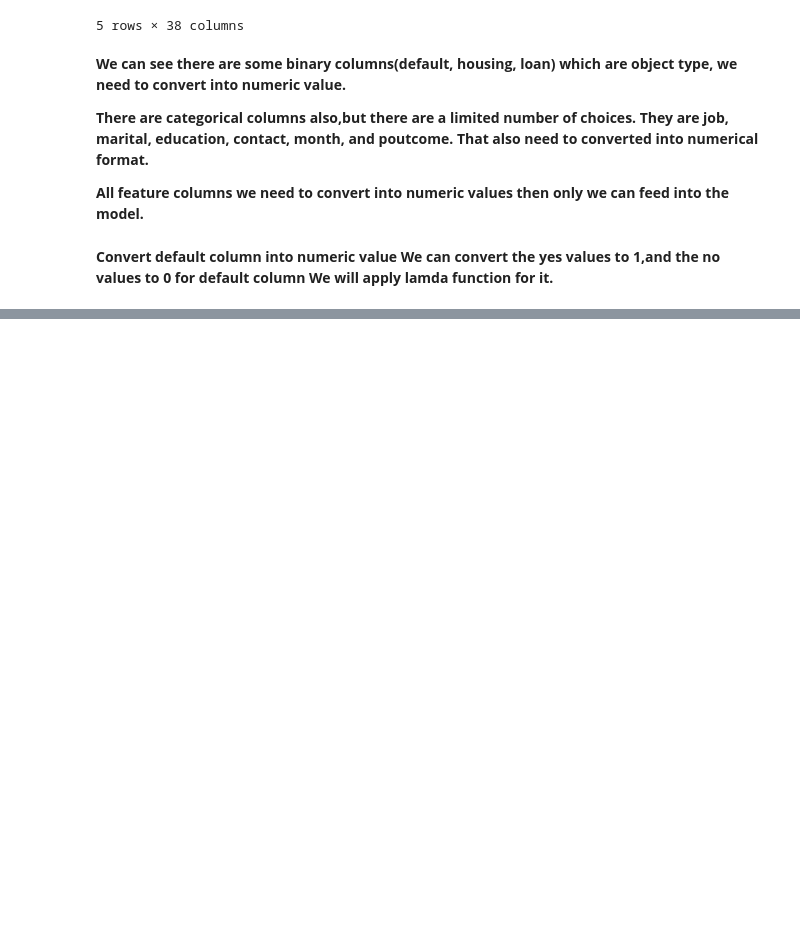
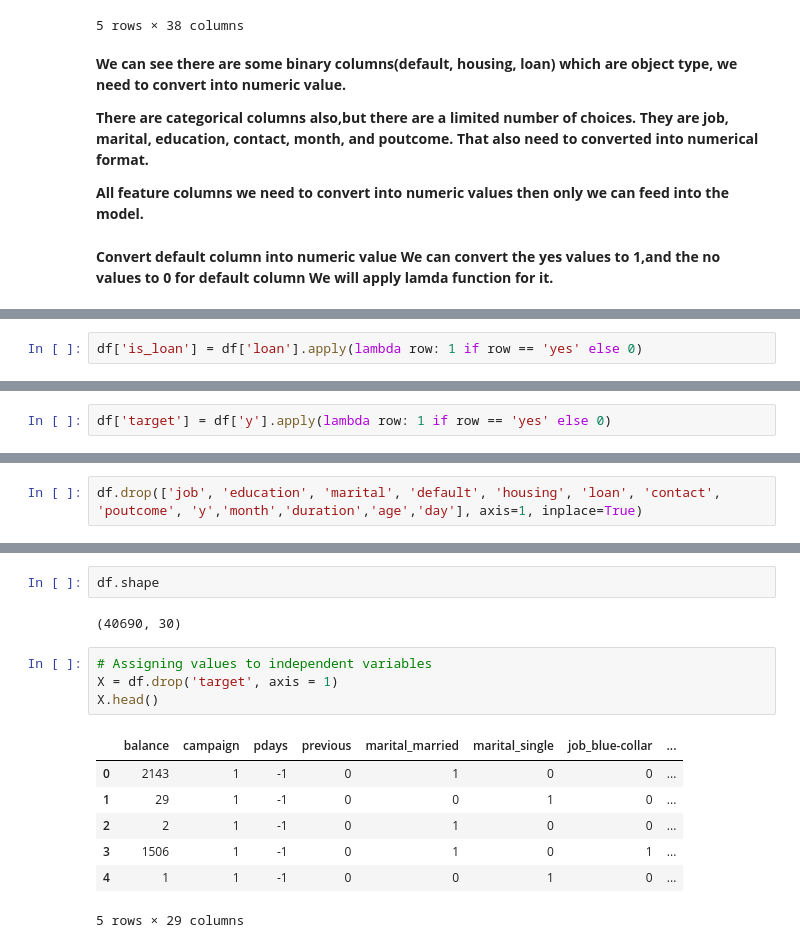
Before and after one commit to saqquib/Bank-Marketing-Effectiveness-Prediction, a Jupyter notebook: Bank_Marketing_Effectiveness_Prediction_Capstone_Project.ipynb, the cells around one changed output, grey strips where cells are left out. Drawn from its saved outputs; the diff is of its cells as text; blank space fills up the shorter version.

```diff
--- a/Bank_Marketing_Effectiveness_Prediction_Capstone_Project.ipynb
+++ b/Bank_Marketing_Effectiveness_Prediction_Capstone_Project.ipynb
@@ -617,0 +678,2 @@ We will apply lamda function for it.**
+# %%
+df['is_loan'] = df['loan'].apply(lambda row: 1 if row == 'yes' else 0)
@@ -617,0 +693,2 @@ We will apply lamda function for it.**
+# %%
+df['target'] = df['y'].apply(lambda row: 1 if row == 'yes' else 0)
@@ -617,0 +717,2 @@ We will apply lamda function for it.**
+# %%
+df.drop(['job', 'education', 'marital', 'default', 'housing', 'loan', 'contact', 'poutcome', 'y','month','duration','age','day'], axis=1, inplace=True)
@@ -617,0 +752,16 @@ We will apply lamda function for it.**
+# %%
+df.shape
+# %% [output]
+(40690, 30)
+# %%
+# Assigning values to independent variables
+X = df.drop('target', axis = 1)
+X.head()
+# %% [output]
+|  | balance | campaign | pdays | previous | marital_married | marital_single | job_blue-collar | ... |
+| 0 | 2143 | 1 | -1 | 0 | 1 | 0 | 0 | ... |
+| 1 | 29 | 1 | -1 | 0 | 0 | 1 | 0 | ... |
+| 2 | 2 | 1 | -1 | 0 | 1 | 0 | 0 | ... |
+| 3 | 1506 | 1 | -1 | 0 | 1 | 0 | 1 | ... |
+| 4 | 1 | 1 | -1 | 0 | 0 | 1 | 0 | ... |
+5 rows × 29 columns
```
Also changed, not shown: parts of 32 cells of this notebook.
